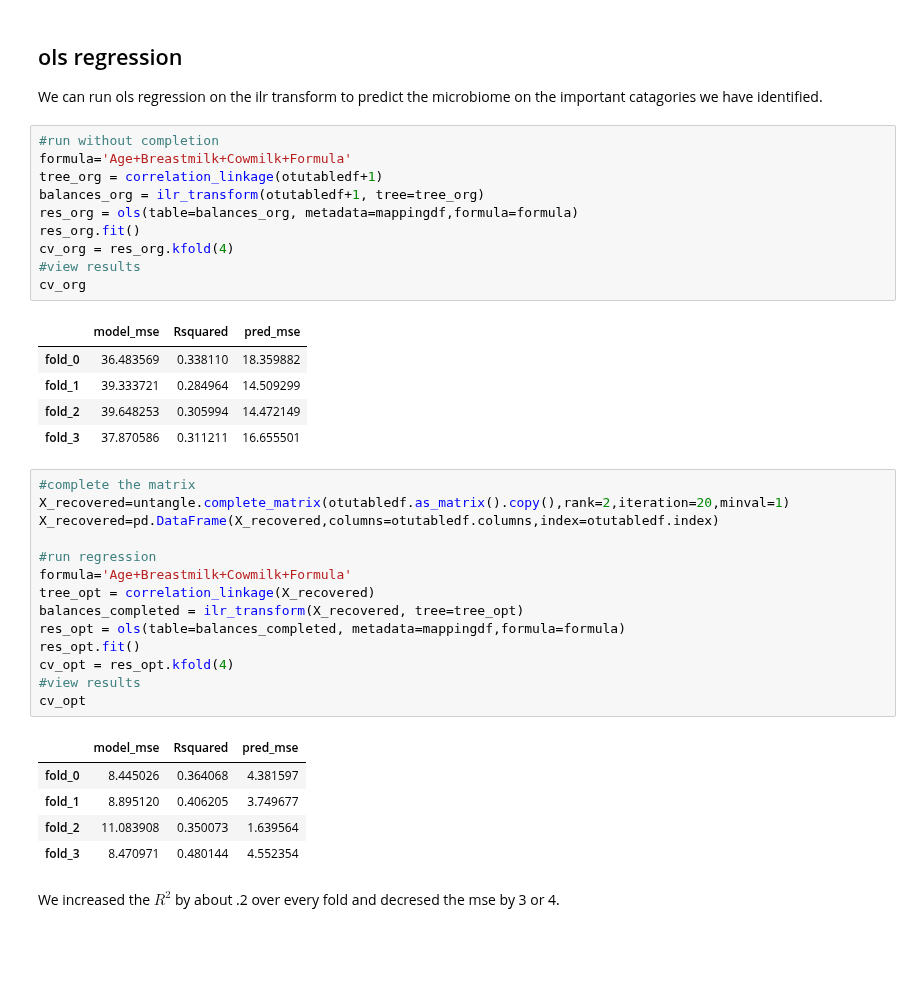
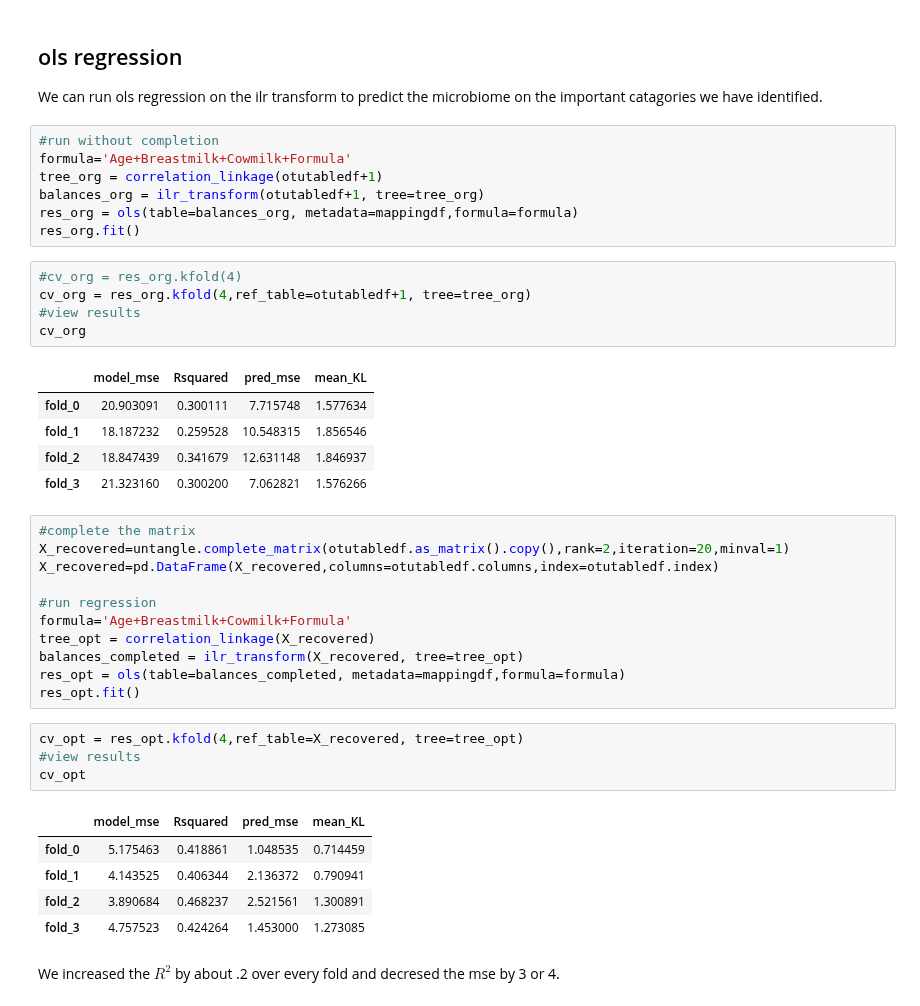
Before and after one commit to biocore/DEICODE, a Jupyter notebook: Examples/infant_biom.ipynb, the cells around one changed output. Drawn from its saved outputs; the diff is of its cells as text; blank space fills up the shorter version.

```diff
--- a/Examples/infant_biom.ipynb
+++ b/Examples/infant_biom.ipynb
@@ -195,15 +195,17 @@ tree_org = correlation_linkage(otutabledf+1)
 balances_org = ilr_transform(otutabledf+1, tree=tree_org)
 res_org = ols(table=balances_org, metadata=mappingdf,formula=formula)
 res_org.fit()
-cv_org = res_org.kfold(4)
-#view results
-cv_org
-# %% [output]
-|  | model_mse | Rsquared | pred_mse |
-| fold_0 | 36.483569 | 0.338110 | 18.359882 |
-| fold_1 | 39.333721 | 0.284964 | 14.509299 |
-| fold_2 | 39.648253 | 0.305994 | 14.472149 |
-| fold_3 | 37.870586 | 0.311211 | 16.655501 |
+# %%
+#cv_org = res_org.kfold(4)
+cv_org = res_org.kfold(4,ref_table=otutabledf+1, tree=tree_org)
+#view results
+cv_org
+# %% [output]
+|  | model_mse | Rsquared | pred_mse | mean_KL |
+| fold_0 | 20.903091 | 0.300111 | 7.715748 | 1.577634 |
+| fold_1 | 18.187232 | 0.259528 | 10.548315 | 1.856546 |
+| fold_2 | 18.847439 | 0.341679 | 12.631148 | 1.846937 |
+| fold_3 | 21.323160 | 0.300200 | 7.062821 | 1.576266 |
 # %%
 #complete the matrix
 X_recovered=untangle.complete_matrix(otutabledf.as_matrix().copy(),rank=2,iteration=20,minval=1)
@@ -215,14 +217,15 @@ tree_opt = correlation_linkage(X_recovered)
 balances_completed = ilr_transform(X_recovered, tree=tree_opt)
 res_opt = ols(table=balances_completed, metadata=mappingdf,formula=formula)
 res_opt.fit()
-cv_opt = res_opt.kfold(4)
-#view results
-cv_opt
-# %% [output]
-|  | model_mse | Rsquared | pred_mse |
-| fold_0 | 8.445026 | 0.364068 | 4.381597 |
-| fold_1 | 8.895120 | 0.406205 | 3.749677 |
-| fold_2 | 11.083908 | 0.350073 | 1.639564 |
-| fold_3 | 8.470971 | 0.480144 | 4.552354 |
+# %%
+cv_opt = res_opt.kfold(4,ref_table=X_recovered, tree=tree_opt)
+#view results
+cv_opt
+# %% [output]
+|  | model_mse | Rsquared | pred_mse | mean_KL |
+| fold_0 | 5.175463 | 0.418861 | 1.048535 | 0.714459 |
+| fold_1 | 4.143525 | 0.406344 | 2.136372 | 0.790941 |
+| fold_2 | 3.890684 | 0.468237 | 2.521561 | 1.300891 |
+| fold_3 | 4.757523 | 0.424264 | 1.453000 | 1.273085 |
 # %% [markdown]
 We increased the $R^{2}$ by about .2 over every fold and decresed the mse by 3 or 4.
```
Also changed, not shown: parts of 3 cells of this notebook.
